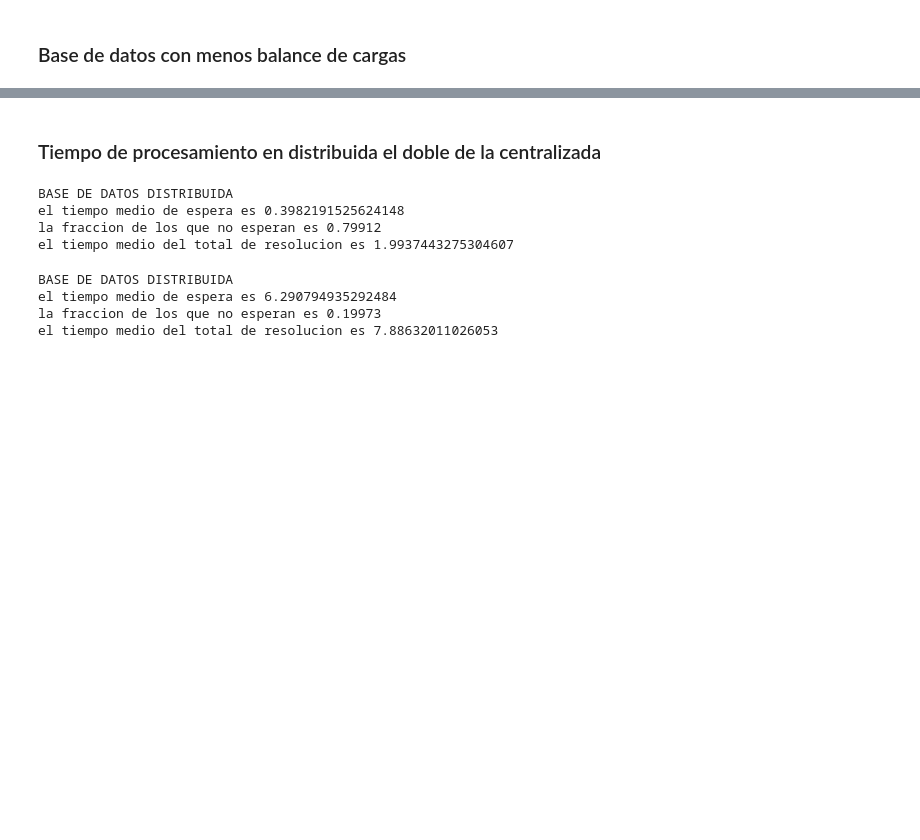
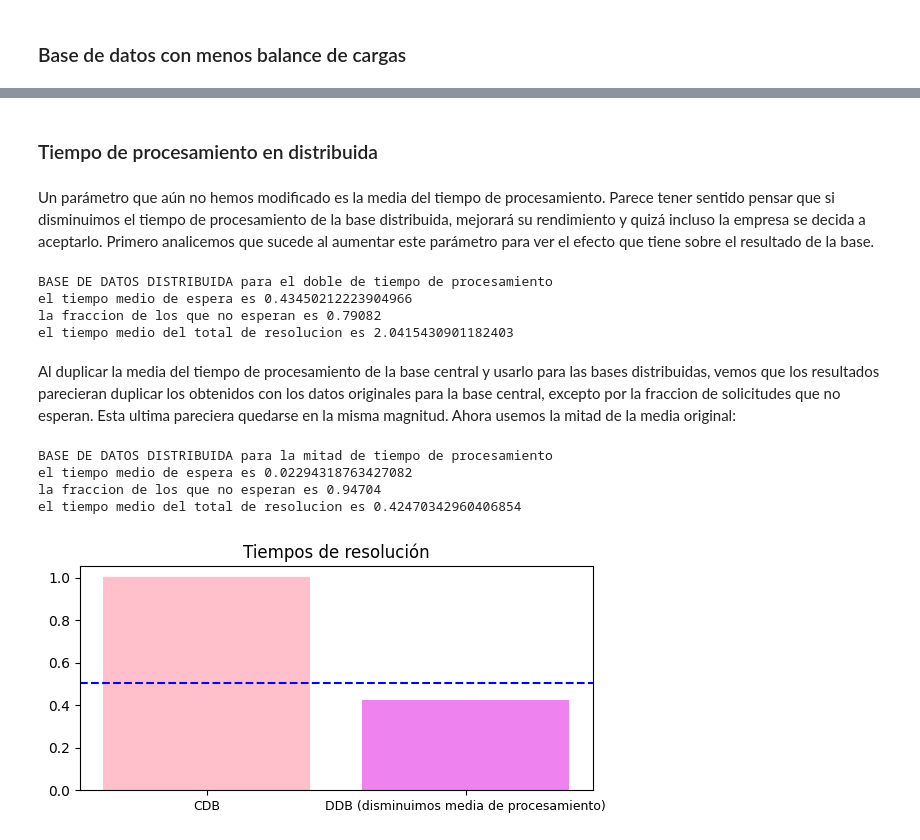
Before and after one commit to MartinCohen98/simulacion_tp1_grupo2_1c2024, a Jupyter notebook: Ejercicio3_TP2.ipynb, the cells around one changed output, grey strips where cells are left out. Cells and saved outputs as stored; diff of their text form; code cells hidden in the pictures; blank space fills up the shorter version.

```diff
--- a/Ejercicio3_TP2.ipynb
+++ b/Ejercicio3_TP2.ipynb
@@ -216,6 +216,15 @@ def print_webservice_data(webService: WebService, header):
     print(f"el tiempo medio del total de resolucion es {mean_total_resolving_time}")
 
     return mean_waiting_time, fraction_no_waiting, mean_total_resolving_time
+# %%
+def create_and_run_web_service(mean_process_time_list, title, central=True, arrival_call=MEAN_ARRIVAL_CALL):
+    if central:
+        webService = WebService(SEED, SEED_ARRIVALS, SEED_PROCESING_TIME, TOTAL_REQUEST, arrival_call, [MEAN_PROCESSING_TIME_CENTRAL_DB])
+    else:
+        webService = WebService(SEED, SEED_ARRIVALS, SEED_PROCESING_TIME, TOTAL_REQUEST, arrival_call, mean_process_time_list, centralDB=False, probability_d1=PROBABILITY_DB1)
+
+    webService.generate_and_process_requests()
+    return print_webservice_data(webService, title)
 # %%
 # DATOS BASE DE DATOS DISTRIBUIDA
 mean_process_times = [MEAN_PROCESSING_TIME_DB1, MEAN_PROCESING_TIME_DB2]
@@ -230,10 +236,7 @@ la fraccion de los que no esperan es 0.90776
 el tiempo medio del total de resolucion es 0.7755117636969422
 # %%
 # DATOS BASE DE DATOS CENTRAL
-webServiceCentral = WebService(SEED, SEED_ARRIVALS, SEED_PROCESING_TIME, TOTAL_REQUEST,  MEAN_ARRIVAL_CALL, [MEAN_PROCESSING_TIME_CENTRAL_DB])
-webServiceCentral.generate_and_process_requests()
-
-mean_waiting_time_cdb, fraction_no_waiting_cdb, mean_total_resolving_time_cdb = print_webservice_data(webServiceCentral, "BASE DE DATOS CENTRAL")
+mean_waiting_time_cdb, fraction_no_waiting_cdb, mean_total_resolving_time_cdb = create_and_run_web_service([MEAN_ARRIVAL_CALL],  "BASE DE DATOS CENTRAL")
 # %% [output]
 BASE DE DATOS CENTRAL
 el tiempo medio de espera es 0.2026258917964409
@@ -438,4 +472,6 @@ el tiempo medio del total de resolucion es 3.20296487822438
 # %% [markdown]
-### Tiempo de procesamiento en distribuida el doble de la centralizada
+### Tiempo de procesamiento en distribuida
+# %% [markdown]
+Un parámetro que aún no hemos modificado es la media del tiempo de procesamiento. Parece tener sentido pensar que si disminuimos el tiempo de procesamiento de la base distribuida, mejorará su rendimiento y quizá incluso la empresa se decida a aceptarlo. Primero analicemos que sucede al aumentar este parámetro para ver el efecto que tiene sobre el resultado de la base.
 # %%
 DOUBLE_MEAN_PROCESSING_TIME = MEAN_PROCESSING_TIME_CENTRAL_DB * 2
@@ -443,12 +478,14 @@ EQUAL_DISTRIBUTION = 0.5
 # %%
 # DATOS BASE DE DATOS DISTRIBUIDA
-mean_process_times = [DOUBLE_MEAN_PROCESSING_TIME, DOUBLE_MEAN_PROCESSING_TIME]
-webServiceDistribuited = WebService(SEED, SEED_ARRIVALS, SEED_PROCESING_TIME, TOTAL_REQUEST, MEAN_ARRIVAL_CALL, mean_process_times, centralDB=False, probability_d1=EQUAL_DISTRIBUTION)
-webServiceDistribuited.generate_and_process_requests_ddb()
+mean_process_times_double = [DOUBLE_MEAN_PROCESSING_TIME, DOUBLE_MEAN_PROCESSING_TIME]
+webServiceDistribuited = WebService(SEED, SEED_ARRIVALS, SEED_PROCESING_TIME, TOTAL_REQUEST, MEAN_ARRIVAL_CALL, mean_process_times_double, centralDB=False, probability_d1=PROBABILITY_DB1)
+webServiceDistribuited.generate_and_process_requests()
 
-print_webservice_data(webServiceDistribuited, "BASE DE DATOS DISTRIBUIDA")
+_, _ , _ = print_webservice_data(webServiceDistribuited, "BASE DE DATOS DISTRIBUIDA para el doble de tiempo de procesamiento")
 # %% [output]
-BASE DE DATOS DISTRIBUIDA
-el tiempo medio de espera es 0.3982191525624148
-la fraccion de los que no esperan es 0.79912
-el tiempo medio del total de resolucion es 1.9937443275304607
+BASE DE DATOS DISTRIBUIDA para el doble de tiempo de procesamiento
+el tiempo medio de espera es 0.43450212223904966
+la fraccion de los que no esperan es 0.79082
+el tiempo medio del total de resolucion es 2.0415430901182403
+# %% [markdown]
+Al duplicar la media del tiempo de procesamiento de la base central y usarlo para las bases distribuidas, vemos que los resultados parecieran duplicar los obtenidos con los datos originales para la base central, excepto por la fraccion de solicitudes que no esperan. Esta ultima pareciera quedarse en la misma magnitud. Ahora usemos la mitad de la media original:
@@ -455,12 +494,25 @@ el tiempo medio del total de resolucion es 1.9937443275304607
 # %%
 # DATOS BASE DE DATOS DISTRIBUIDA
-mean_process_times = [DOUBLE_MEAN_PROCESSING_TIME, DOUBLE_MEAN_PROCESSING_TIME]
-webServiceDistribuited = WebService(SEED, SEED_ARRIVALS, SEED_PROCESING_TIME, TOTAL_REQUEST, FASTER_ARRIVAL_CALL, mean_process_times, centralDB=False, probability_d1=EQUAL_DISTRIBUTION)
-webServiceDistribuited.generate_and_process_requests_ddb()
+mean_process_times_half = [HALF_MEAN_PROCESSING_TIME, HALF_MEAN_PROCESSING_TIME]
+webServiceDistribuited = WebService(SEED, SEED_ARRIVALS, SEED_PROCESING_TIME, TOTAL_REQUEST, MEAN_ARRIVAL_CALL, mean_process_times_double, centralDB=False, probability_d1=PROBABILITY_DB1)
+webServiceDistribuited.generate_and_process_requests()
 
-print_webservice_data(webServiceDistribuited, "BASE DE DATOS DISTRIBUIDA")
+_, _ , mean_process_time_half = print_webservice_data(webServiceDistribuited, "BASE DE DATOS DISTRIBUIDA para la mitad de tiempo de procesamiento")
 # %% [output]
-BASE DE DATOS DISTRIBUIDA
-el tiempo medio de espera es 6.290794935292484
-la fraccion de los que no esperan es 0.19973
-el tiempo medio del total de resolucion es 7.88632011026053
+BASE DE DATOS DISTRIBUIDA para la mitad de tiempo de procesamiento
+el tiempo medio de espera es 0.02294318763427082
+la fraccion de los que no esperan es 0.94704
+el tiempo medio del total de resolucion es 0.42470342960406854
+# %%
+fig, ax = plt.subplots(figsize=(6, 3))
+ax.bar(np.arange(2), [mean_total_resolving_time_cdb, mean_process_time_half], color=['pink', 'violet'])
+ax.set_xticks(np.arange(2))
+ax.axhline(y=mean_total_resolving_time_cdb / 2, color='blue', linestyle='--', label='Mitad de mean_total_resolving_time_ddb')
+ax.set_xticklabels(["CDB", "DDB (disminuimos media de procesamiento)"], ha="center", fontsize=9)
+ax.set_title( "Tiempos de resolución")
+
+# Mostrar el gráfico
+plt.tight_layout()
+plt.show()
+# %% [output]
+[figure, added]
```
Also changed, not shown: parts of 19 cells of this notebook.
